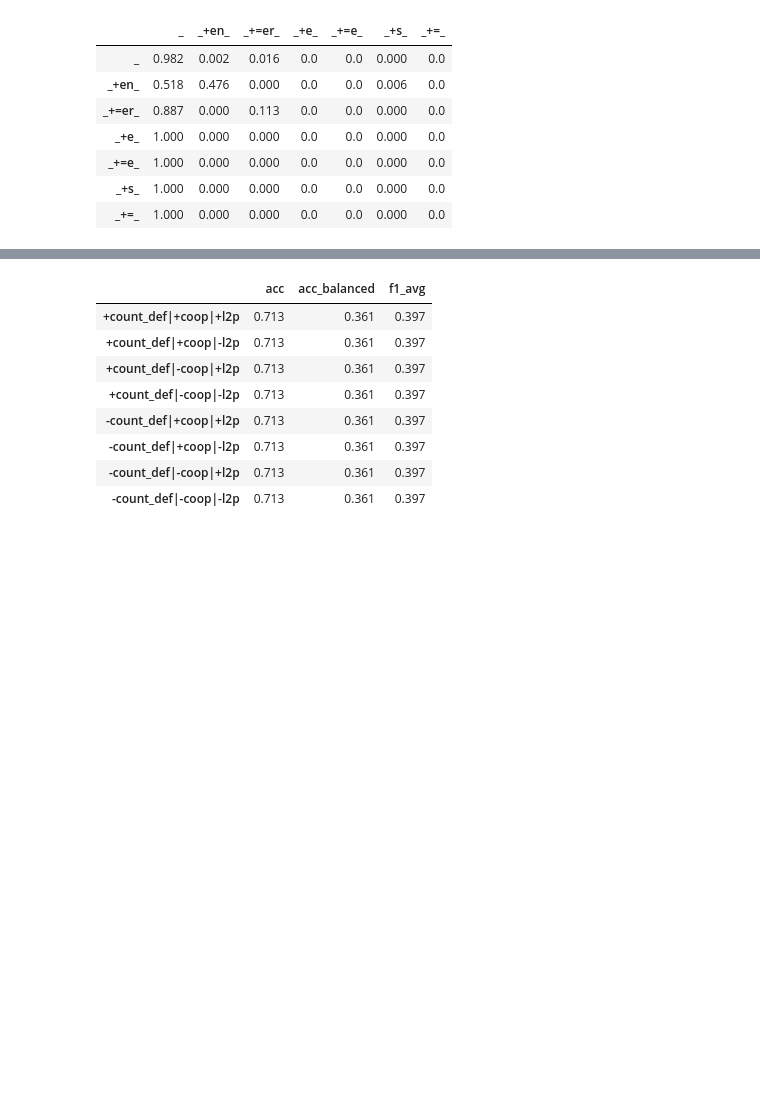
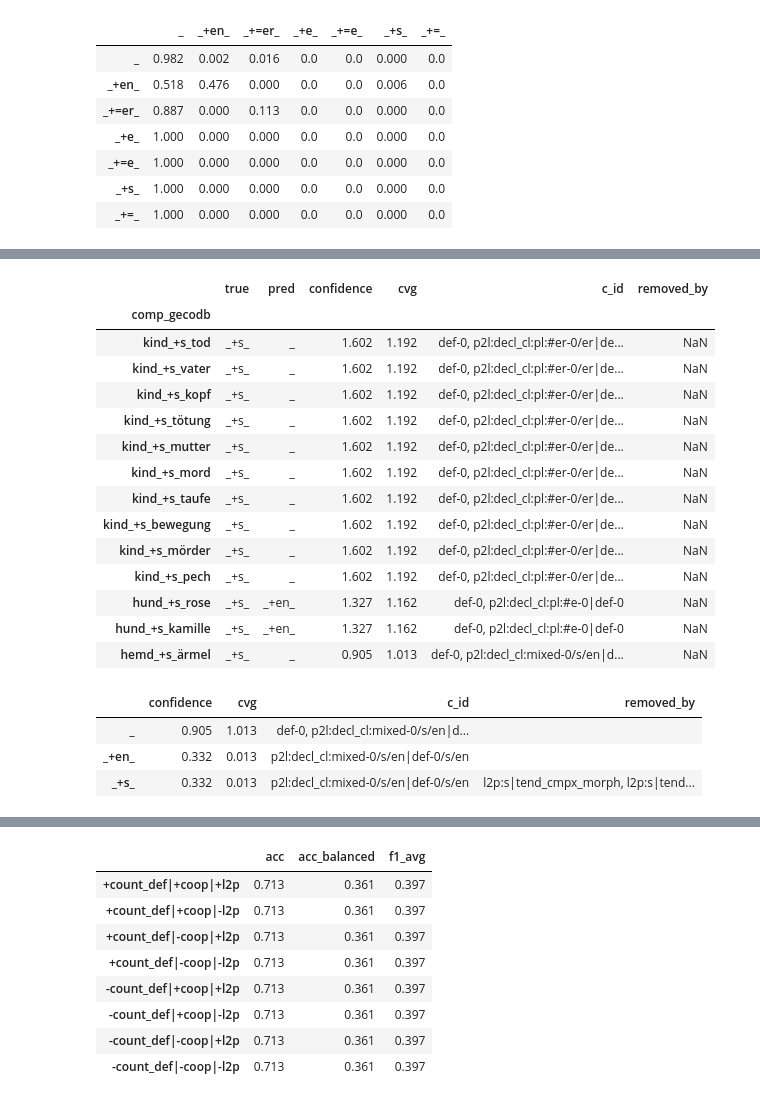
Before and after one commit to maxschmaltz/DieKonstraints, a Jupyter notebook: comp_modeling/inspect.ipynb, the cells around one changed output, grey strips where cells are left out. Drawn from its saved outputs; the diff is of its cells as text; code cells hidden in the pictures; blank space fills up the shorter version.

```diff
--- a/comp_modeling/inspect.ipynb
+++ b/comp_modeling/inspect.ipynb
@@ -885,0 +878,20 @@ for (key_1, preds_1), (key_2, preds_2) in pairwise(Y_pred_ah02.items()):
+# %%
+linker = "_+s_"
+sample = preds_a02[preds_a02["true"] == linker]
+sample
+# %% [output]
+|  | true | pred | confidence | cvg | c_id | removed_by |
+| comp_gecodb |  |  |  |  |  |  |
+| kind_+s_tod | _+s_ | _ | 1.602 | 1.192 | def-0, p2l:decl_cl:pl:#er-0/er|de... | NaN |
+| kind_+s_vater | _+s_ | _ | 1.602 | 1.192 | def-0, p2l:decl_cl:pl:#er-0/er|de... | NaN |
+| kind_+s_kopf | _+s_ | _ | 1.602 | 1.192 | def-0, p2l:decl_cl:pl:#er-0/er|de... | NaN |
+| kind_+s_tötung | _+s_ | _ | 1.602 | 1.192 | def-0, p2l:decl_cl:pl:#er-0/er|de... | NaN |
+| kind_+s_mutter | _+s_ | _ | 1.602 | 1.192 | def-0, p2l:decl_cl:pl:#er-0/er|de... | NaN |
+| kind_+s_mord | _+s_ | _ | 1.602 | 1.192 | def-0, p2l:decl_cl:pl:#er-0/er|de... | NaN |
+| kind_+s_taufe | _+s_ | _ | 1.602 | 1.192 | def-0, p2l:decl_cl:pl:#er-0/er|de... | NaN |
+| kind_+s_bewegung | _+s_ | _ | 1.602 | 1.192 | def-0, p2l:decl_cl:pl:#er-0/er|de... | NaN |
+| kind_+s_mörder | _+s_ | _ | 1.602 | 1.192 | def-0, p2l:decl_cl:pl:#er-0/er|de... | NaN |
+| kind_+s_pech | _+s_ | _ | 1.602 | 1.192 | def-0, p2l:decl_cl:pl:#er-0/er|de... | NaN |
+| hund_+s_rose | _+s_ | _+en_ | 1.327 | 1.162 | def-0, p2l:decl_cl:pl:#e-0|def-0 | NaN |
+| hund_+s_kamille | _+s_ | _+en_ | 1.327 | 1.162 | def-0, p2l:decl_cl:pl:#e-0|def-0 | NaN |
+| hemd_+s_ärmel | _+s_ | _ | 0.905 | 1.013 | def-0, p2l:decl_cl:mixed-0/s/en|d... | NaN |
@@ -885,0 +907,7 @@ for (key_1, preds_1), (key_2, preds_2) in pairwise(Y_pred_ah02.items()):
+# %%
+list(unique_scoreboards.values())[2]
+# %% [output]
+|  | confidence | cvg | c_id | removed_by |
+| _ | 0.905 | 1.013 | def-0, p2l:decl_cl:mixed-0/s/en|d... |  |
+| _+en_ | 0.332 | 0.013 | p2l:decl_cl:mixed-0/s/en|def-0/s/en |  |
+| _+s_ | 0.332 | 0.013 | p2l:decl_cl:mixed-0/s/en|def-0/s/en | l2p:s|tend_cmpx_morph, l2p:s|tend... |
```
Also changed, not shown: parts of 33 cells of this notebook.
